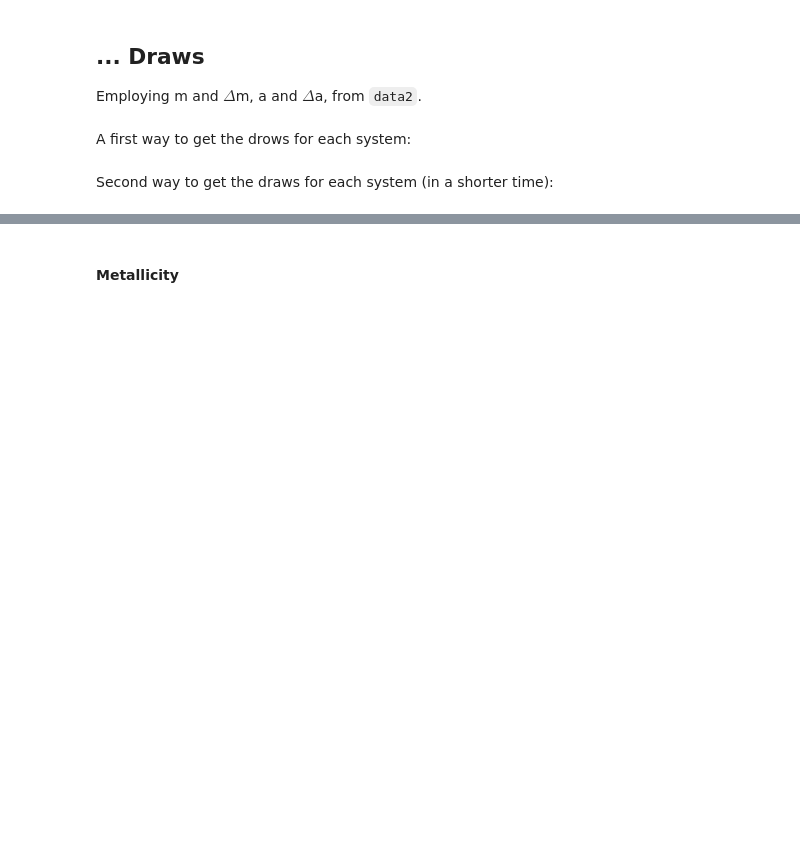
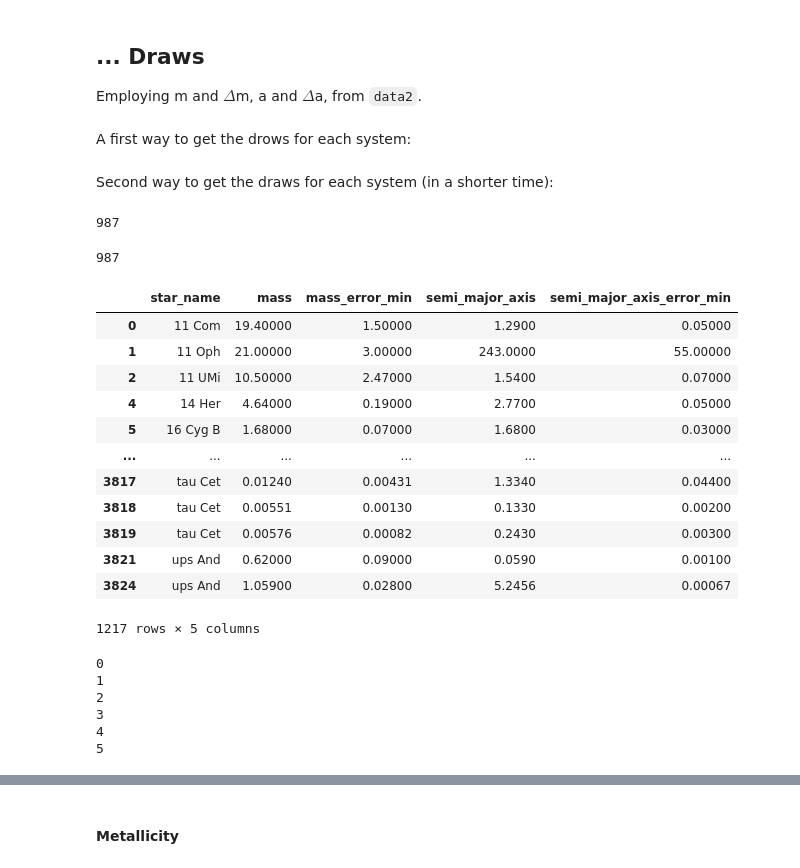
Before and after one commit to fjbautistas/Mixture_Gaussian_CM_of_Planets, a Jupyter notebook: Clasification.ipynb, the cells around one changed output, grey strips where cells are left out. Drawn from its saved outputs; the diff is of its cells as text; code cells hidden in the pictures; blank space fills up the shorter version.

```diff
--- a/Clasification.ipynb
+++ b/Clasification.ipynb
@@ -75,6 +75,7 @@ data = dataB[['star_name','mass', 'mass_error_min',
               'semi_major_axis','semi_major_axis_error_min']]
 
 print("Total of planets with complete data = "+str(len(data)))
+dataa=data
 # %% [output]
 Total of planets with complete data = 1217
 # %% [markdown]
@@ -898,9 +786,17 @@ for i in range(len(Systems_List)):
 Second way to get the draws for each system (in a shorter time):
 # %%
 #%%time
+data2 = dataB[['star_name','mass', 'mass_error_min',
+               'semi_major_axis','semi_major_axis_error_min']]
+Planetary_System = data2.groupby("star_name")
+Systems_List = list(Planetary_System.groups.keys())
+
 DrawsA=[]#drows of COM for each system.
 for i in range(len(Systems_List)):
     SystemA_i = data2[data2.star_name == Systems_List[i]]
+
+
+
     Mass_System = np.zeros(1000)
     Mass_Axe = np.zeros(1000)
     for k in range(len(SystemA_i)):
@@ -912,5 +808,11 @@ for i in range(len(Systems_List)):
         Mass_Axe += Masses*Axes
         Mass_System += Masses
         #print(SystemA_i.mass.values[k])
-    DrawsA.append(np.abs(Mass_Axe/Mass_System))
+    DrawsA.append(Mass_Axe/Mass_System)
 len(DrawsA)
+# %% [output]
+987
+# %%
+len(CM_log.values)
+# %% [output]
+987
@@ -916,0 +839,44 @@ len(DrawsA)
+# %%
+dataa
+# %% [output]
+|  | star_name | mass | mass_error_min | semi_major_axis | semi_major_axis_error_min |
+| 0 | 11 Com | 19.40000 | 1.50000 | 1.2900 | 0.05000 |
+| 1 | 11 Oph | 21.00000 | 3.00000 | 243.0000 | 55.00000 |
+| 2 | 11 UMi | 10.50000 | 2.47000 | 1.5400 | 0.07000 |
+| 4 | 14 Her | 4.64000 | 0.19000 | 2.7700 | 0.05000 |
+| 5 | 16 Cyg B | 1.68000 | 0.07000 | 1.6800 | 0.03000 |
+| ... | ... | ... | ... | ... | ... |
+| 3817 | tau Cet | 0.01240 | 0.00431 | 1.3340 | 0.04400 |
+| 3818 | tau Cet | 0.00551 | 0.00130 | 0.1330 | 0.00200 |
+| 3819 | tau Cet | 0.00576 | 0.00082 | 0.2430 | 0.00300 |
+| 3821 | ups And | 0.62000 | 0.09000 | 0.0590 | 0.00100 |
+| 3824 | ups And | 1.05900 | 0.02800 | 5.2456 | 0.00067 |
+1217 rows × 5 columns
+# %%
+A = dataa.groupby("star_name")
+SystemA_i = dataa[dataa.star_name == "TRAPPIST-1"]
+len(SystemA_i)
+
+for planet in range(len(SystemA_i)):
+
+    mu_m, sigma_m = SystemA_i.mass[planet], SystemA_i.mass_error_min[planet]
+    lower_m, upper_m = 0, SystemA_i.mass[planet]+3*SystemA_i.mass_error_min[planet]
+
+    mu_a, sigma_a = SystemA_i.semi_major_axis[planet], SystemA_i.semi_major_axis_error_min[planet]
+    lower_m, upper_m = 0, SystemA_i.semi_major_axis[planet]+3*SystemA_i.semi_major_axis_error_min[planet]
+
+    a_m, b_m = (lower_m - mu_m) / sigma_m, (upper_m - mu_m) / sigma_m
+    a_a, b_a = (lower_a- mu_a) / sigma_a, (upper_a - mu_a) / sigma_a
+
+
+    masses = truncnorm.rvs(a_m, b_m, scale=sigma_m, loc=mu_m, size=1000)
+    axes = truncnorm.rvs(a_a, b_a, scale=sigma_a, loc=mu_a, size=1000)
+
+    cm_i= masses*axes/masses.sum()
+# %% [output]
+0
+1
+2
+3
+4
+5
```
Also changed, not shown: parts of 53 cells of this notebook.
